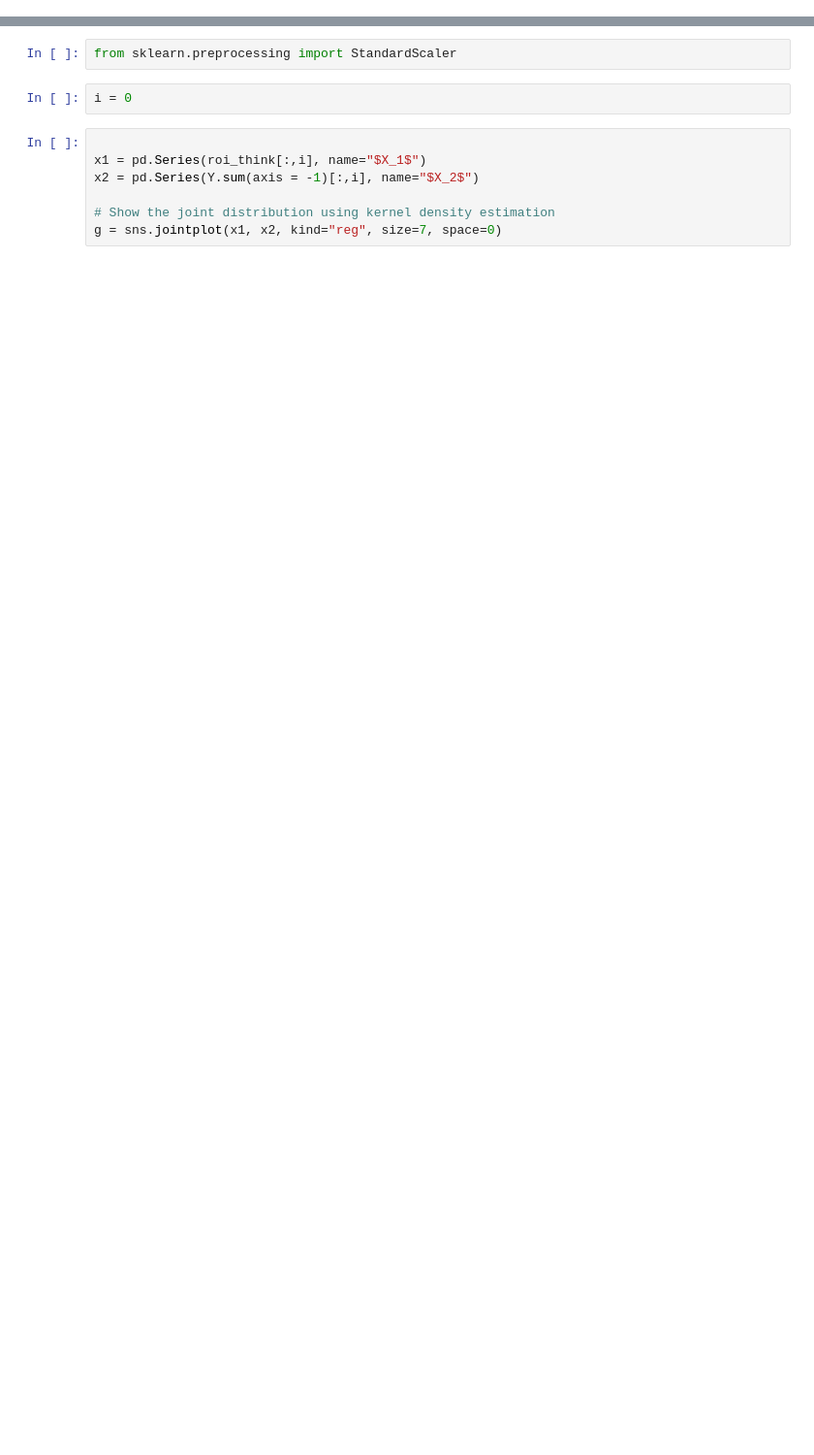
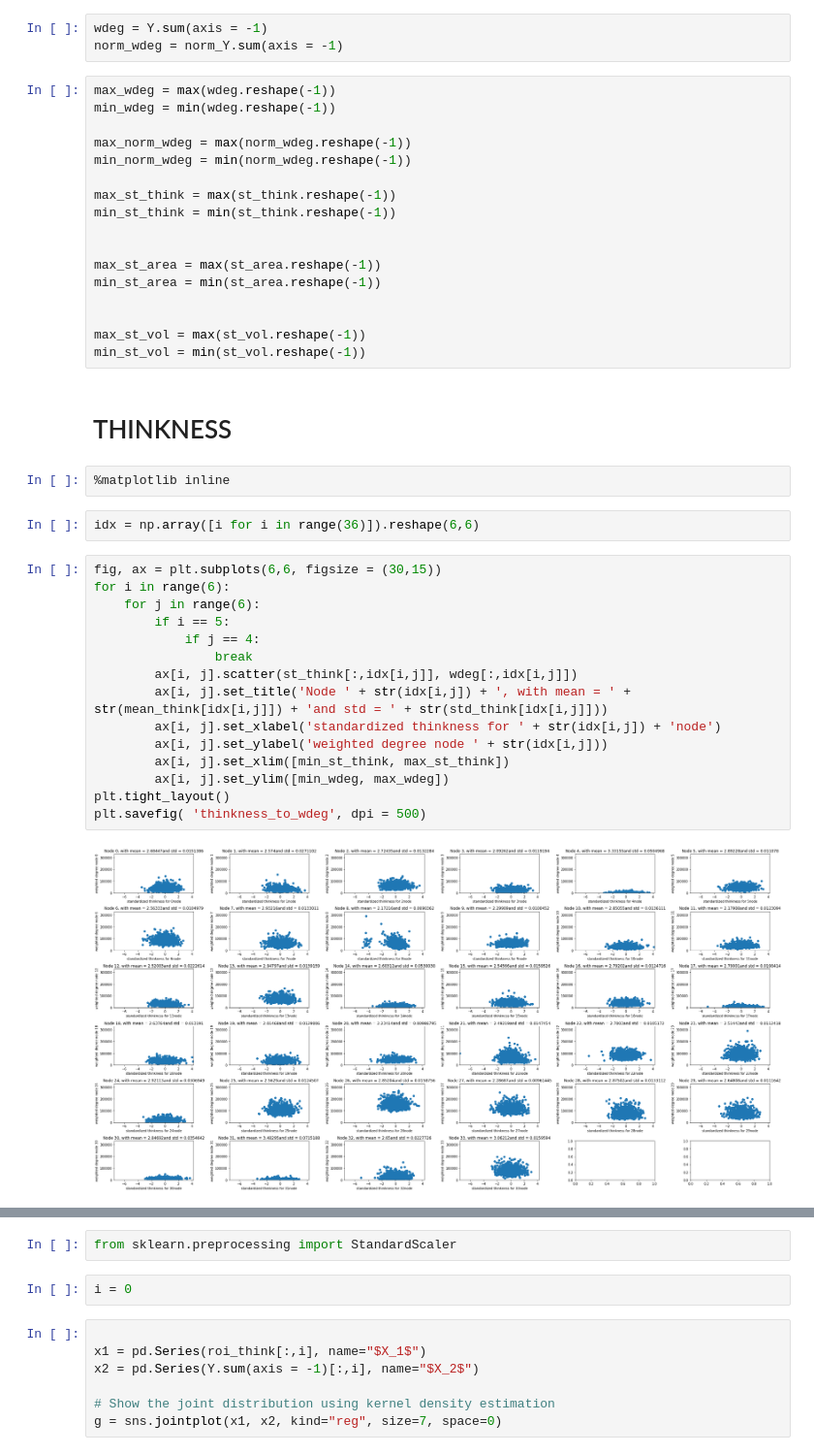
Before and after one commit to Ayagoz/connec, a Jupyter notebook: connec/tv/Untitled.ipynb, the cells around one changed output, grey strips where cells are left out. Shown at 97% size. Drawn from its saved outputs; the diff is of its cells as text; blank space fills up the shorter version.

```diff
--- a/connec/tv/Untitled.ipynb
+++ b/connec/tv/Untitled.ipynb
@@ -32,0 +44,43 @@ import seaborn as sns
+# %%
+wdeg = Y.sum(axis = -1)
+norm_wdeg = norm_Y.sum(axis = -1)
+# %%
+max_wdeg = max(wdeg.reshape(-1))
+min_wdeg = min(wdeg.reshape(-1))
+
+max_norm_wdeg = max(norm_wdeg.reshape(-1))
+min_norm_wdeg = min(norm_wdeg.reshape(-1))
+
+max_st_think = max(st_think.reshape(-1))
+min_st_think = min(st_think.reshape(-1))
+
+
+max_st_area = max(st_area.reshape(-1))
+min_st_area = min(st_area.reshape(-1))
+
+
+max_st_vol = max(st_vol.reshape(-1))
+min_st_vol = min(st_vol.reshape(-1))
+# %% [markdown]
+# THINKNESS
+# %%
+%matplotlib inline
+# %%
+idx = np.array([i for i in range(36)]).reshape(6,6)
+# %%
+fig, ax = plt.subplots(6,6, figsize = (30,15))
+for i in range(6):
+    for j in range(6):
+        if i == 5:
+            if j == 4:
+                break
+        ax[i, j].scatter(st_think[:,idx[i,j]], wdeg[:,idx[i,j]])
+        ax[i, j].set_title('Node ' + str(idx[i,j]) + ', with mean = ' + str(mean_think[idx[i,j]]) + 'and std = ' + str(std_think[idx[i,j]]))
+        ax[i, j].set_xlabel('standardized thinkness for ' + str(idx[i,j]) + 'node')
+        ax[i, j].set_ylabel('weighted degree node ' + str(idx[i,j]))
+        ax[i, j].set_xlim([min_st_think, max_st_think])
+        ax[i, j].set_ylim([min_wdeg, max_wdeg])
+plt.tight_layout()
+plt.savefig( 'thinkness_to_wdeg', dpi = 500)
+# %% [output]
+[figure, added]
```
Also changed, not shown: parts of 23 cells of this notebook, 9 other files.
